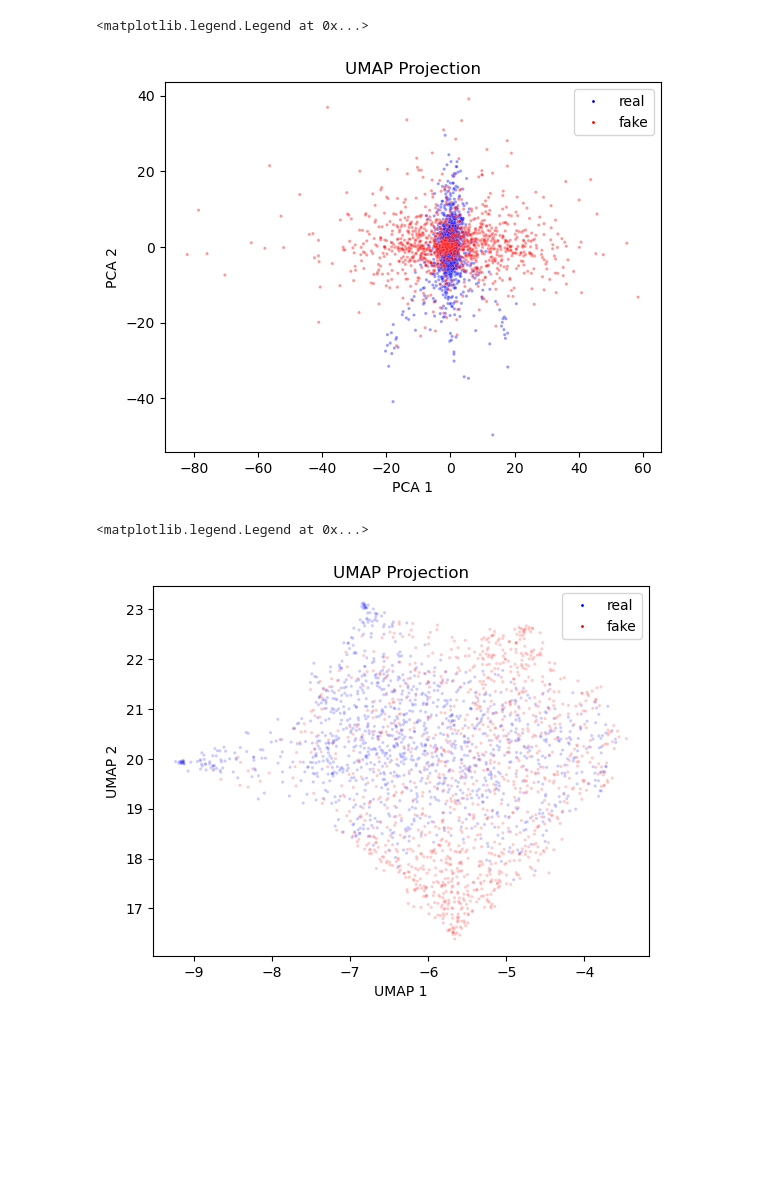
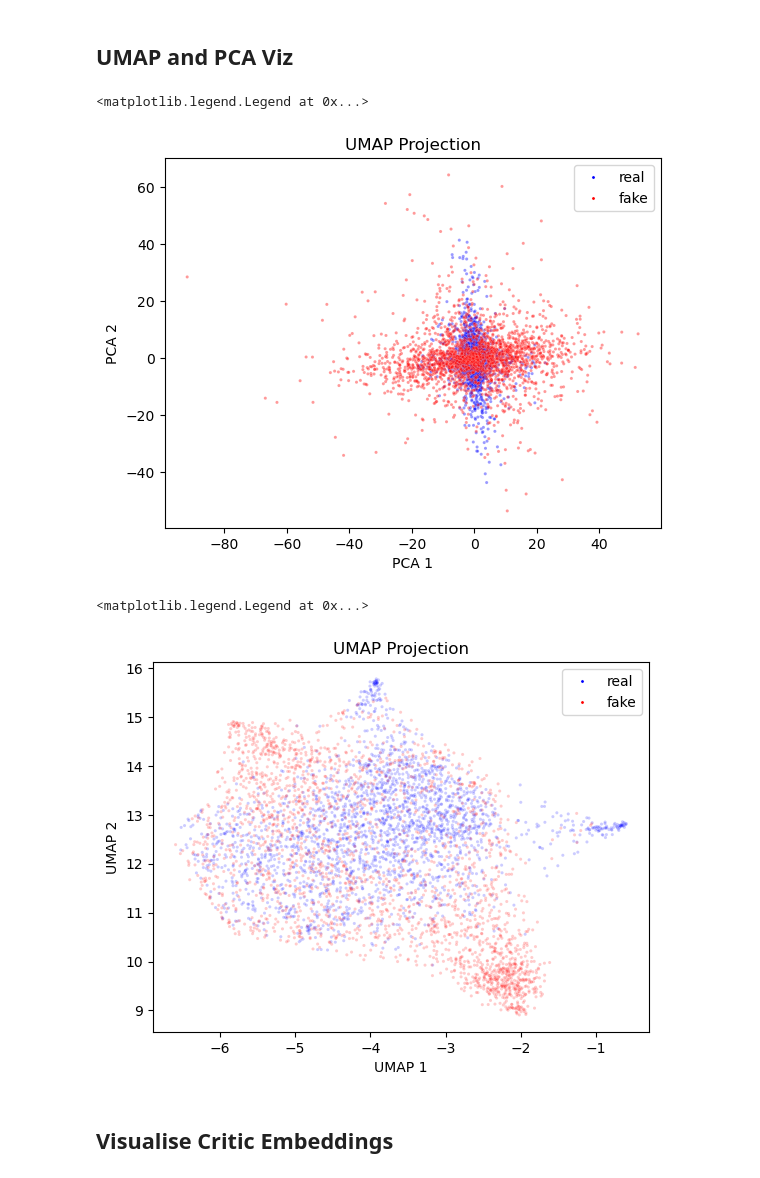
Before and after one commit to Yeganehfrh/EEGModalNet, a Jupyter notebook: notebooks/Data Visualizations.ipynb, the cells around one changed output. Cells and saved outputs as stored; diff of their text form; code cells hidden in the pictures; blank space fills up the shorter version.

```diff
--- a/notebooks/Data Visualizations.ipynb
+++ b/notebooks/Data Visualizations.ipynb
@@ -125,7 +131,7 @@ def generate_data(
 # %%
 # Data Parameters
 TIME_DIM = 512
-N_SUBJECTS = 10
+N_SUBJECTS = 20
 CHANNELS = ['O1', 'O2', 'P1', 'P2', 'C1', 'C2', 'F1', 'F2']
 LATENT_DIM = 128
 
@@ -154,9 +160,10 @@ with torch.no_grad():
 Power of components removed by DSS: 0.01
+# %% [markdown]
+## UMAP and PCA Viz
 # %%
 fake_real = torch.concat([x.flatten(1), x_gen.flatten(1)], dim=0)
 # %%
 # PCA
-
 pipe = make_pipeline(
     StandardScaler(),
     PCA(n_components=2),
@@ -182,33 +189,32 @@ for artist in handles:
 g.legend(handles, labels, loc='upper right')
 # %% [output]
 <matplotlib.legend.Legend at 0x...>
-[figure, old version]
+[figure, new version]
 # %%
 # UMAP Viz
-fake_real = torch.concat([x.flatten(1), x_gen.flatten(1)], dim=0)
-
-# UMAP
 umapper = UMAP()
 x_umap = umapper.fit_transform(fake_real.numpy())
 
 g = sns.scatterplot(
     x=x_umap[:, 0],
     y=x_umap[:, 1],
     hue=['real'] * len(x) + ['fake'] * len(x_gen),
     palette=['blue', 'red'],
     alpha=0.2,
     s=5,
 )
 
 g.set_title('UMAP Projection')
 g.set_ylabel('UMAP 2')
 g.set_xlabel('UMAP 1')
 
 # change the legend color from 0.1 alpha to 1.0 alpha
 handles, labels = g.get_legend_handles_labels()
 for artist in handles:
     artist.set_alpha(1.0)
 g.legend(handles, labels, loc='upper right')
 # %% [output]
 <matplotlib.legend.Legend at 0x...>
-[figure, old version]
+[figure, new version]
+# %% [markdown]
+## Visualise Critic Embeddings
```
Also changed, not shown: parts of 8 cells of this notebook.
